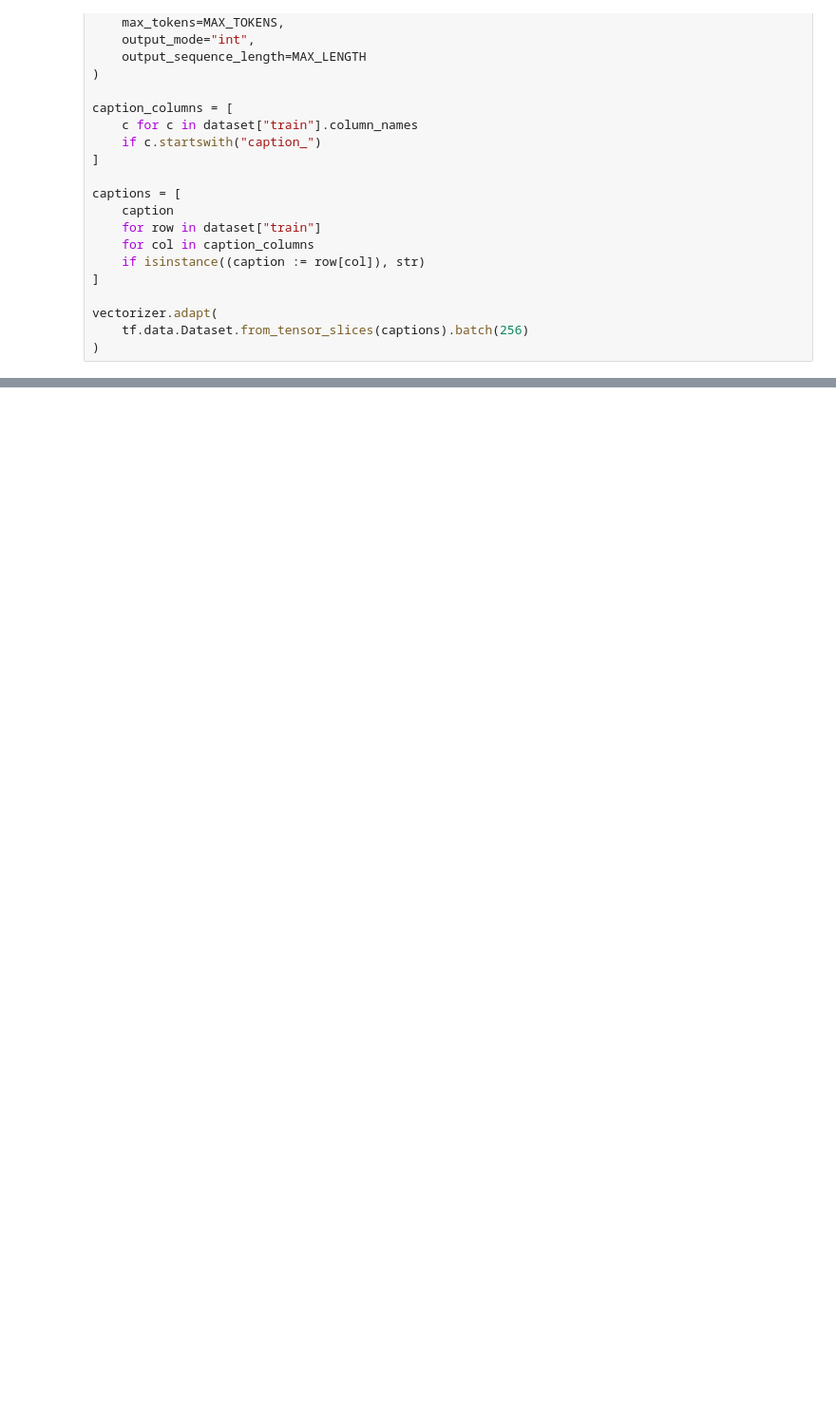
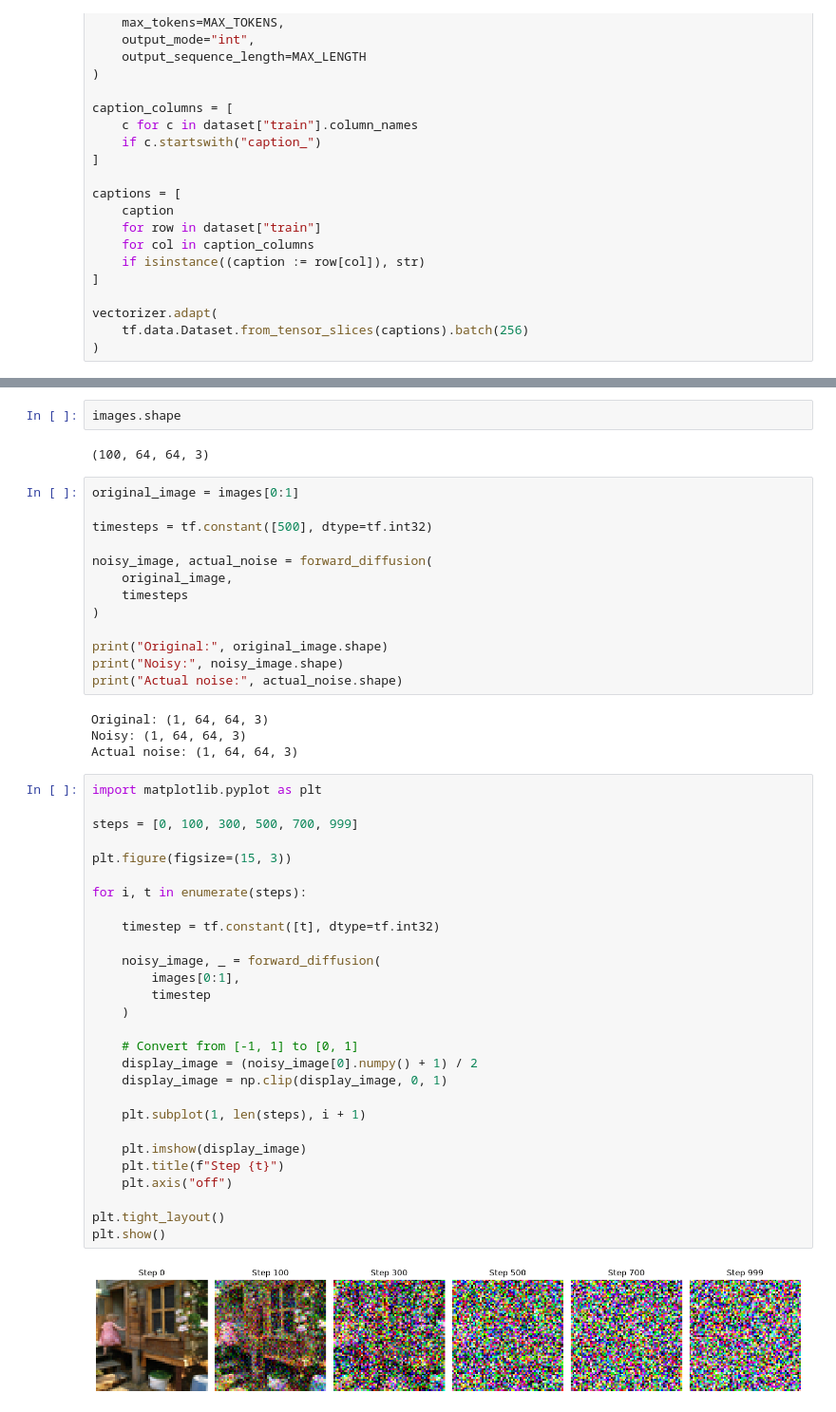
Before and after one commit to Ashishwakde26/Text-To-Image-Deep-learning, a Jupyter notebook: Text_To_Image.ipynb, the cells around one changed output, grey strips where cells are left out. Shown at 95% size. Drawn from its saved outputs; the diff is of its cells as text; blank space fills up the shorter version.

Commit message:
Updating text to image ipynb file

```diff
--- a/Text_To_Image.ipynb
+++ b/Text_To_Image.ipynb
@@ -111,0 +290,51 @@ vectorizer.adapt(
+# %%
+images.shape
+# %% [output]
+(100, 64, 64, 3)
+# %%
+original_image = images[0:1]
+
+timesteps = tf.constant([500], dtype=tf.int32)
+
+noisy_image, actual_noise = forward_diffusion(
+    original_image,
+    timesteps
+)
+
+print("Original:", original_image.shape)
+print("Noisy:", noisy_image.shape)
+print("Actual noise:", actual_noise.shape)
+# %% [output]
+Original: (1, 64, 64, 3)
+Noisy: (1, 64, 64, 3)
+Actual noise: (1, 64, 64, 3)
+# %%
+import matplotlib.pyplot as plt
+
+steps = [0, 100, 300, 500, 700, 999]
+
+plt.figure(figsize=(15, 3))
+
+for i, t in enumerate(steps):
+
+    timestep = tf.constant([t], dtype=tf.int32)
+
+    noisy_image, _ = forward_diffusion(
+        images[0:1],
+        timestep
+    )
+
+    # Convert from [-1, 1] to [0, 1]
+    display_image = (noisy_image[0].numpy() + 1) / 2
+    display_image = np.clip(display_image, 0, 1)
+
+    plt.subplot(1, len(steps), i + 1)
+
+    plt.imshow(display_image)
+    plt.title(f"Step {t}")
+    plt.axis("off")
+
+plt.tight_layout()
+plt.show()
+# %% [output]
+[figure, added]
```
Also changed, not shown: parts of 22 cells of this notebook.
